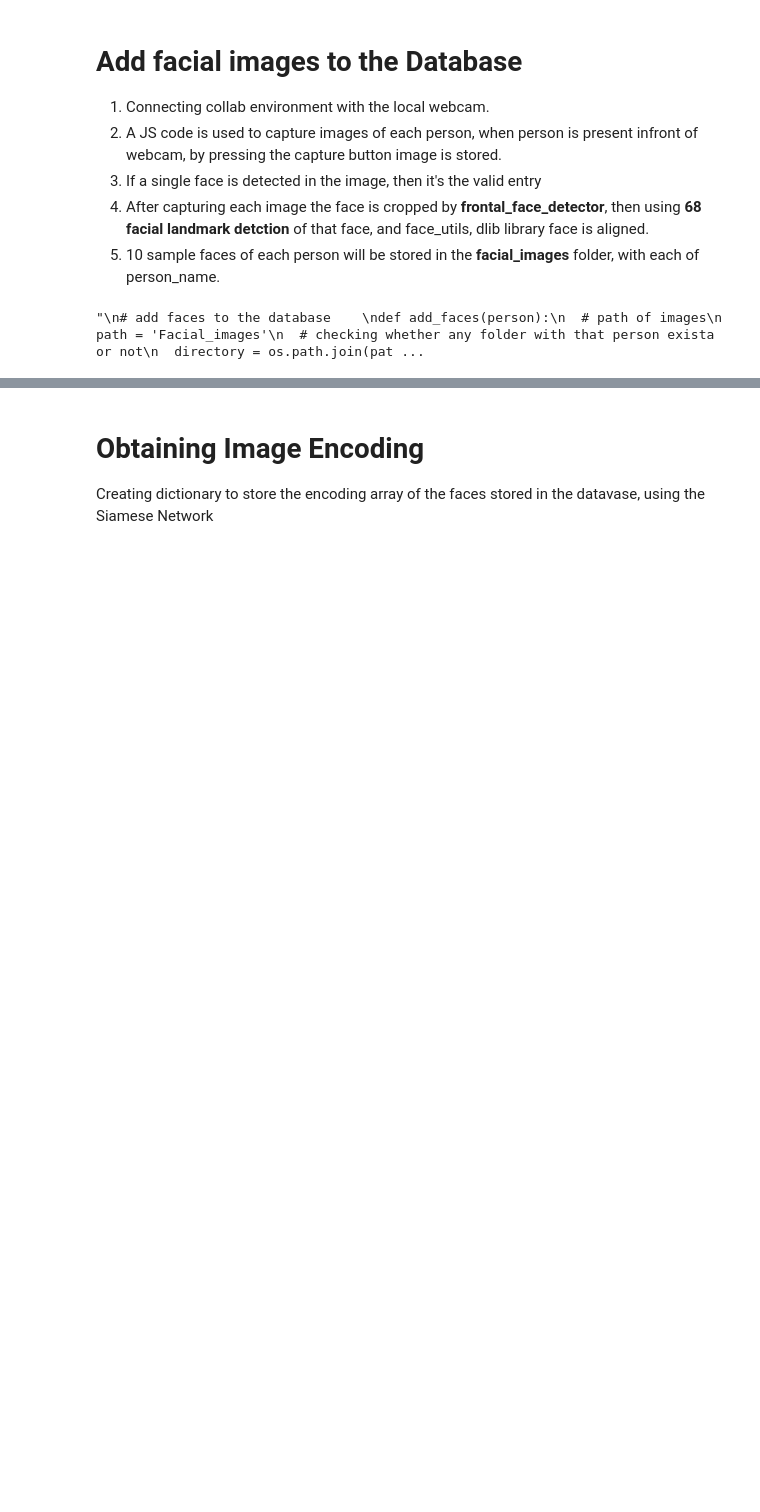
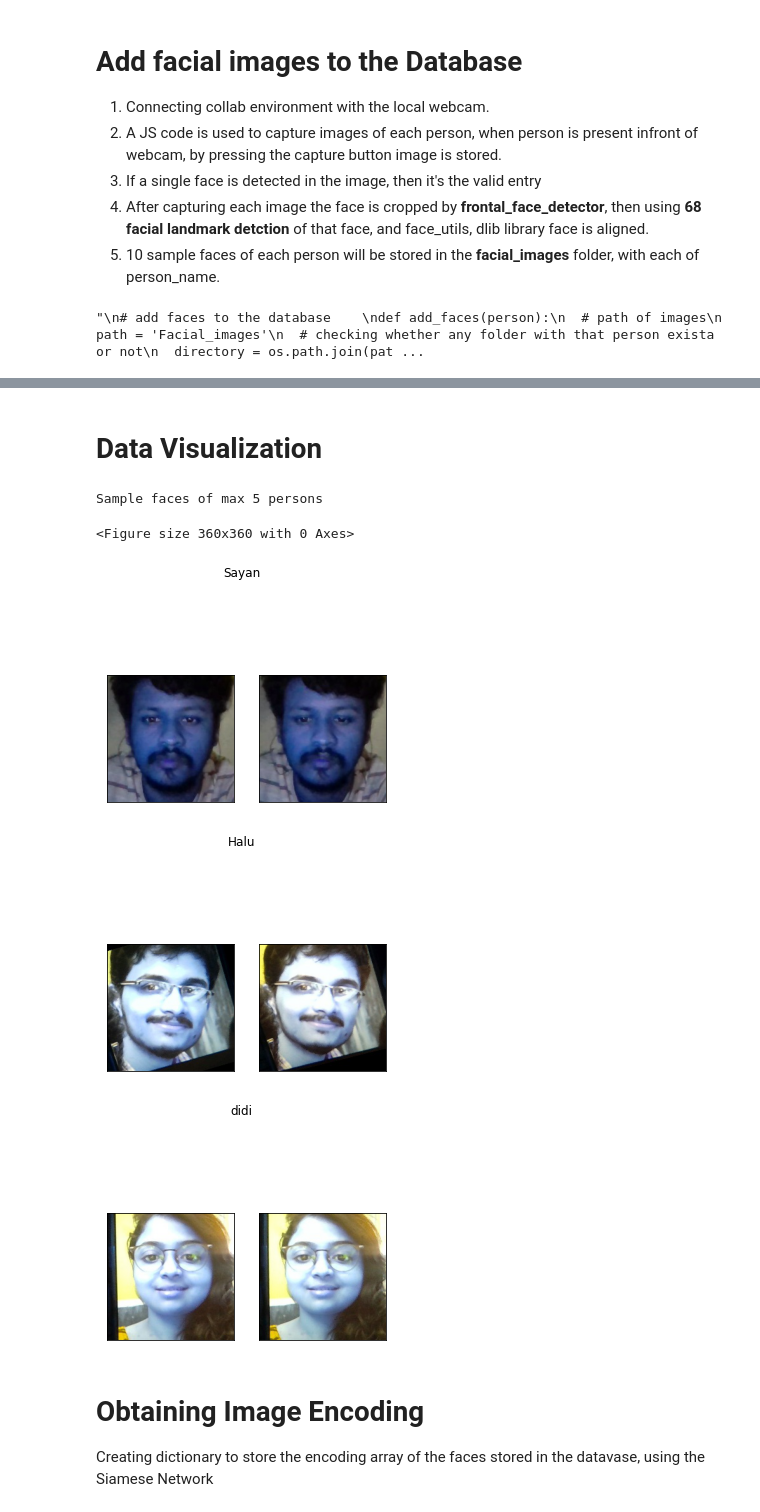
Before and after one commit to sayan0506/Real-Time-Face-Recognition-Using-Siamese-Network-with-Triplet-Loss-in-Keras, a Jupyter notebook: Copy_of_Face_Recognizer_using_imagenet.ipynb, the cells around one changed output, grey strips where cells are left out. Drawn from its saved outputs; the diff is of its cells as text; code cells hidden in the pictures; blank space fills up the shorter version.

```diff
--- a/Copy_of_Face_Recognizer_using_imagenet.ipynb
+++ b/Copy_of_Face_Recognizer_using_imagenet.ipynb
@@ -153,3 +168,24 @@ Press 1 to proceed with another person, 0 to exit0
+# %% [markdown]
+# Data Visualization
+# %%
+print('Sample faces of max 5 persons')
+
+for c, name in enumerate(os.listdir(path)):
+  fig = plt.figure(figsize=(5,5))
+  fig.suptitle(name)
+  if c<5:
+    for i, image in enumerate(os.listdir(os.path.join(path, name))):
+      fig.add_subplot(1, len(os.listdir(os.path.join(path, name))), i+1)
+      plt.imshow(plt.imread(os.path.join(path, name, image)))
+      plt.xticks([])
+      plt.yticks([])
+    plt.show()
+# %% [output]
+Sample faces of max 5 persons
+<Figure size 360x360 with 0 Axes>
+[figure, added]
+[figure, added]
+[figure, added]
 # %% [markdown]
 # Obtaining Image Encoding
 
```
Also changed, not shown: parts of 12 cells of this notebook.
